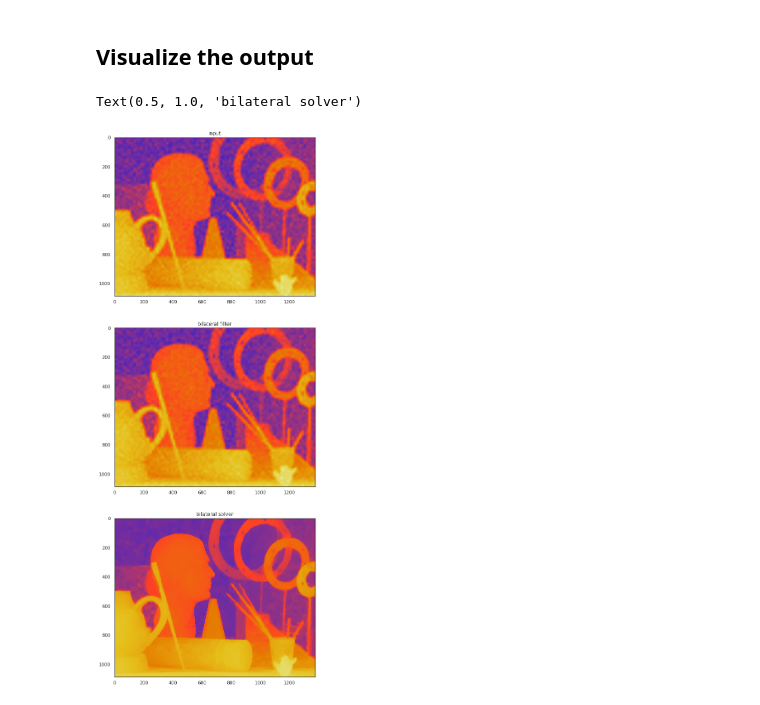
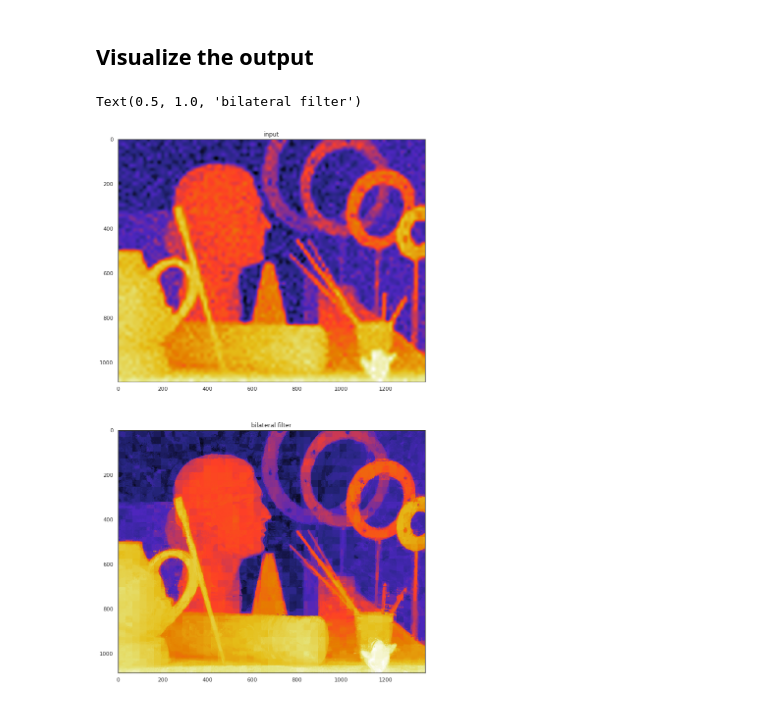
Before and after one commit to Digital-Image-Processing-IIITH/project-pix-it, a Jupyter notebook: src/own/bala.ipynb, the cells around one changed output. Cells and saved outputs as stored; diff of their text form; code cells hidden in the pictures.

Commit message:
Bilateral filter open source

```diff
--- a/src/own/bala.ipynb
+++ b/src/own/bala.ipynb
@@ -54,5 +47,6 @@ Text(0.5, 1.0, 'target')
 Actually doing RGB-YCbCr. Math from https://en.wikipedia.org/wiki/YCbCr#JPEG_conversion
 # %%
+# From: https://en.wikipedia.org/wiki/YCbCr#JPEG_conversion
 RGB_TO_YUV = np.array([
     [ 0.299,     0.587,     0.114],
     [-0.168736, -0.331264,  0.5],
@@ -64,7 +58,7 @@ YUV_TO_RGB = np.array([
 YUV_OFFSET = np.array([0, 128.0, 128.0]).reshape(1, 1, -1)
 
 def rgb2yuv(im):
-    return np.tensordot(im, RGB_TO_YUV, ([2], [1])) + YUV_OFFSET
+    return (np.tensordot(im, RGB_TO_YUV, ([2], [1])) + YUV_OFFSET)
 
 def yuv2rgb(im):
     return np.tensordot(im.astype(float) - YUV_OFFSET, YUV_TO_RGB, ([2], [1]))
@@ -143,7 +137,7 @@ class BilateralGrid(object):
         assert x.shape[0] == self.nvertices
         out = 2 * self.dim * x
         for blur in self.blurs:
-            out = out + blur.dot(x)
+            out += blur.dot(x)
         return out
 
     def filter(self, x):
@@ -216 +149,7 @@ bs_params = {
+# %%
+grid_params = {
+    'sigma_luma' : 8,
+    'sigma_chroma': 8,
+    'sigma_spatial': 32
+}
 # %% [markdown]
@@ -225,9 +164,9 @@ Wall time: 1.28 s
 ## Apply a bilateral filter
 # %%
 %%time
-t = target.reshape(-1, 1).astype(np.double) / (pow(2,16)-1)
-c = confidence.reshape(-1, 1).astype(np.double) / (pow(2,16)-1)
+t = target.reshape(-1, 1).astype(double) / (pow(2,16)-1)
+c = confidence.reshape(-1, 1).astype(double) / (pow(2,16)-1)
 tc_filt = grid.filter(t * c)
 c_filt = grid.filter(c)
-output_filter = (tc_filt / c_filt).reshape(im_shape)
+output = (tc_filt / c_filt).reshape(im_shape)
 # %% [output]
@@ -244,17 +175,13 @@ Wall time: 1.46 s
 # %% [markdown]
 ## Visualize the output
-# %%
-imargs = dict(vmin=0, vmax=1)
-figure(figsize=(14, 24))
-subplot(311)
-imshow(t.reshape(im_shape), **imargs)
-title('input')
-subplot(312)
-imshow(output_filter, **imargs)
-title('bilateral filter')
-subplot(313)
-imshow(output_solver, **imargs)
-title('bilateral solver')
-# %% [output]
-Text(0.5, 1.0, 'bilateral solver')
-[figure, removed]
+# %%
+figure(figsize=(14, 20))
+subplot(211)
+imshow(target)
+title('input')
+subplot(212)
+imshow(output)
+title('bilateral filter')
+# %% [output]
+Text(0.5, 1.0, 'bilateral filter')
+[figure, added]
```
Also changed, not shown: parts of 14 cells of this notebook.
